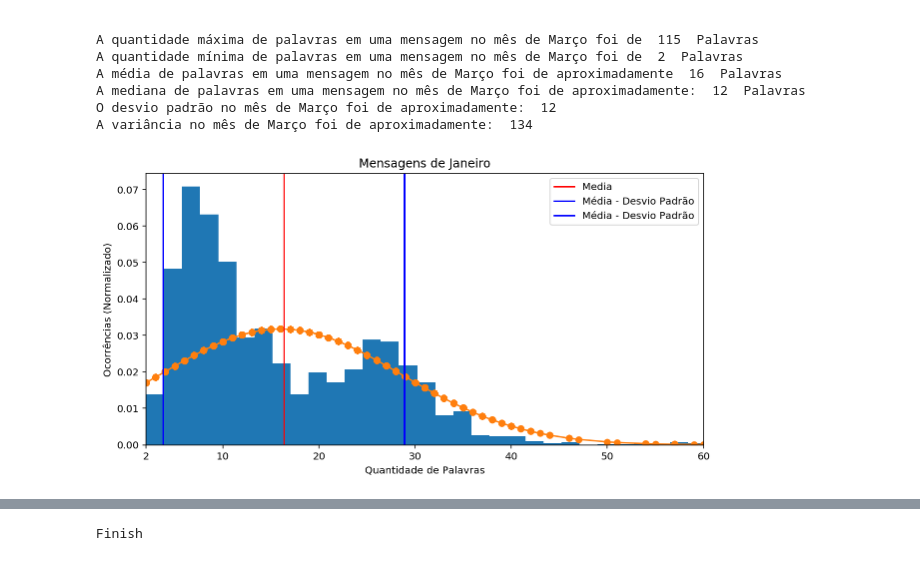
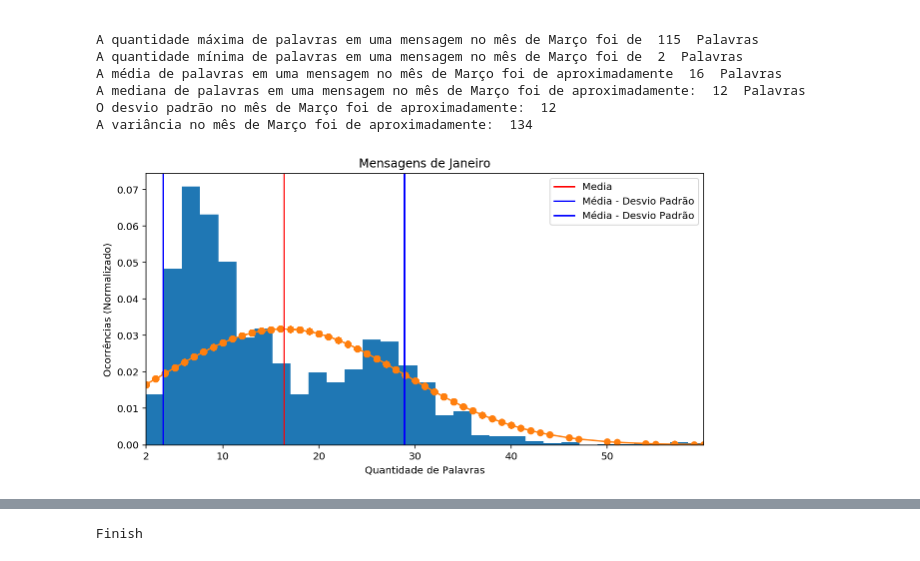
Before and after one commit to Victorsabinos/Inova, a Jupyter notebook: Inova_Talentos.ipynb, the cells around one changed output, grey strips where cells are left out. Saved outputs shown, nothing was run; the diff lists cells and outputs as text; code cells hidden in the pictures.

```diff
--- a/Inova_Talentos.ipynb
+++ b/Inova_Talentos.ipynb
@@ -211,20 +211,34 @@ A mediana de palavras em uma mensagem no mês de Março foi de aproximadamente:
 O desvio padrão no mês de Março foi de aproximadamente:  12
 A variância no mês de Março foi de aproximadamente:  134
 # %%
+freq = Counter(n_jan)
+
+ocorrencias = []
+q_words = []
+m=[]
+[m.extend([k,v]) for k,v in freq.items()]
+value_crimes = []
+keys_crimes = []
+for ind in range(len(m)):
+    if ind % 2 == 0:
+        q_words.append(m[ind])
+    else:
+        ocorrencias.append(m[ind])
 plt.figure(figsize=(10,5))
 plt.hist(n_jan, bins = 100, normed=1)
-fit = stats.norm.pdf(n_jan, n_feb.mean(), n_jan.std())  #this is a fitting indeed
+fit = stats.norm.pdf(n_jan, n_jan.mean(), n_jan.std())  #this is a fitting indeed
 plt.plot(n_jan,fit,'-o')
 plt.axvline(x=float(n_jan.mean()), color='r', linestyle='-',label = 'Media')
 plt.axvline(x=float(n_jan.mean()+n_jan.std()), color='b', linestyle='-',label = 'Média - Desvio Padrão')
 plt.axvline(x=float(n_jan.mean()-n_jan.std()), color='b', linestyle='-',label = 'Média - Desvio Padrão')
 plt.xlim(xmin = 2)
 plt.xlim(xmax = 60)
-plt.xticks([2,10,20,30,40,50,60])
+plt.xticks([2,10,20,30,40,50])
 plt.legend()
 plt.title("Mensagens de Janeiro")
 plt.xlabel("Quantidade de Palavras")
 plt.ylabel("Ocorrências (Normalizado)")
 plt.show()
+plt.close()
 # %% [output]
-[figure, old version]
+[figure, new version]
```
Also changed, not shown: parts of 16 cells of this notebook.
